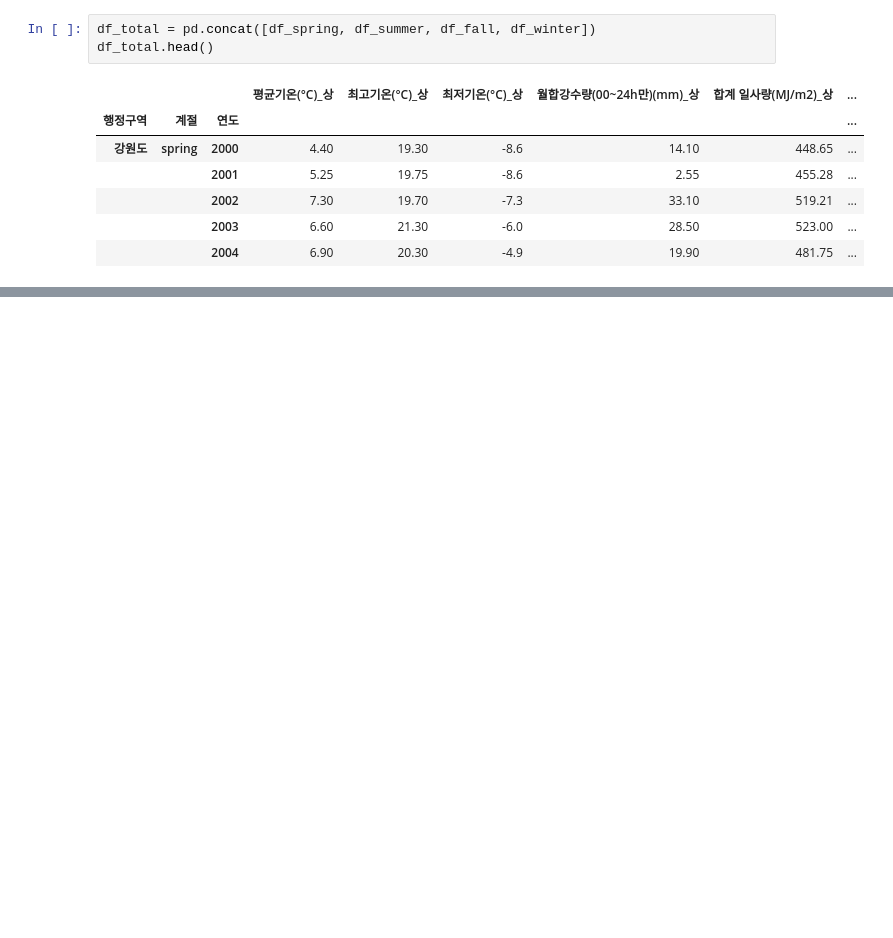
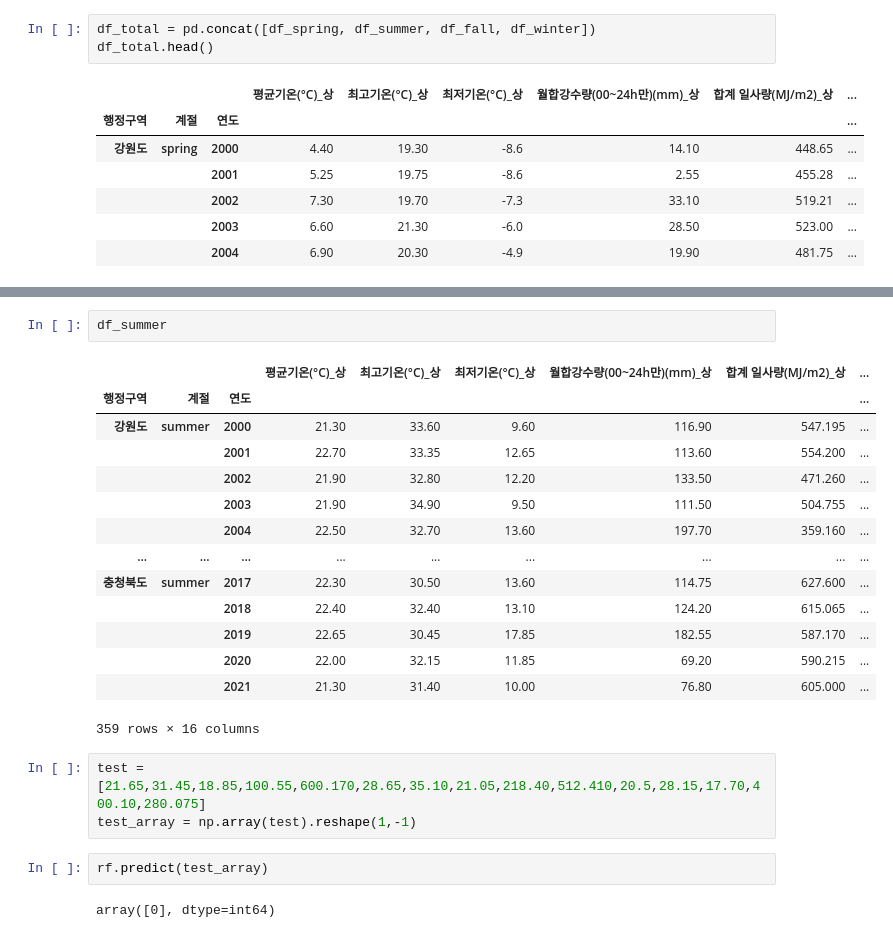
Before and after one commit to Kim-Hyunah/Final_Predict_Agricultural, a Jupyter notebook: predict_supply_or_not.ipynb, the cells around one changed output, grey strips where cells are left out. Drawn from its saved outputs; the diff is of its cells as text; blank space fills up the shorter version.

```diff
--- a/predict_supply_or_not.ipynb
+++ b/predict_supply_or_not.ipynb
@@ -346,0 +177,24 @@ R2 score : 0.7765476502924265
+# %%
+df_summer
+# %% [output]
+|  |  |  | 평균기온(°C)_상 | 최고기온(°C)_상 | 최저기온(°C)_상 | 월합강수량(00~24h만)(mm)_상 | 합계 일사량(MJ/m2)_상 | ... |
+| 행정구역 | 계절 | 연도 |  |  |  |  |  | ... |
+| 강원도 | summer | 2000 | 21.30 | 33.60 | 9.60 | 116.90 | 547.195 | ... |
+|  |  | 2001 | 22.70 | 33.35 | 12.65 | 113.60 | 554.200 | ... |
+|  |  | 2002 | 21.90 | 32.80 | 12.20 | 133.50 | 471.260 | ... |
+|  |  | 2003 | 21.90 | 34.90 | 9.50 | 111.50 | 504.755 | ... |
+|  |  | 2004 | 22.50 | 32.70 | 13.60 | 197.70 | 359.160 | ... |
+| ... | ... | ... | ... | ... | ... | ... | ... | ... |
+| 충청북도 | summer | 2017 | 22.30 | 30.50 | 13.60 | 114.75 | 627.600 | ... |
+|  |  | 2018 | 22.40 | 32.40 | 13.10 | 124.20 | 615.065 | ... |
+|  |  | 2019 | 22.65 | 30.45 | 17.85 | 182.55 | 587.170 | ... |
+|  |  | 2020 | 22.00 | 32.15 | 11.85 | 69.20 | 590.215 | ... |
+|  |  | 2021 | 21.30 | 31.40 | 10.00 | 76.80 | 605.000 | ... |
+359 rows × 16 columns
+# %%
+test = [21.65,31.45,18.85,100.55,600.170,28.65,35.10,21.05,218.40,512.410,20.5,28.15,17.70,400.10,280.075]
+test_array = np.array(test).reshape(1,-1)
+# %%
+rf.predict(test_array)
+# %% [output]
+array([0], dtype=int64)
```
Also changed, not shown: parts of 42 cells of this notebook.
